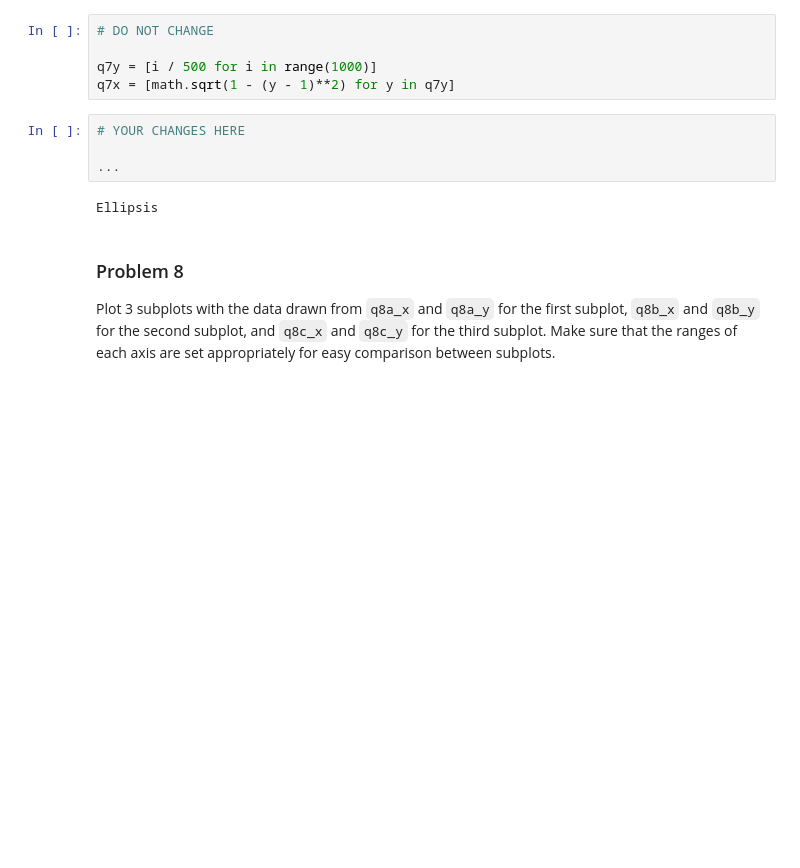
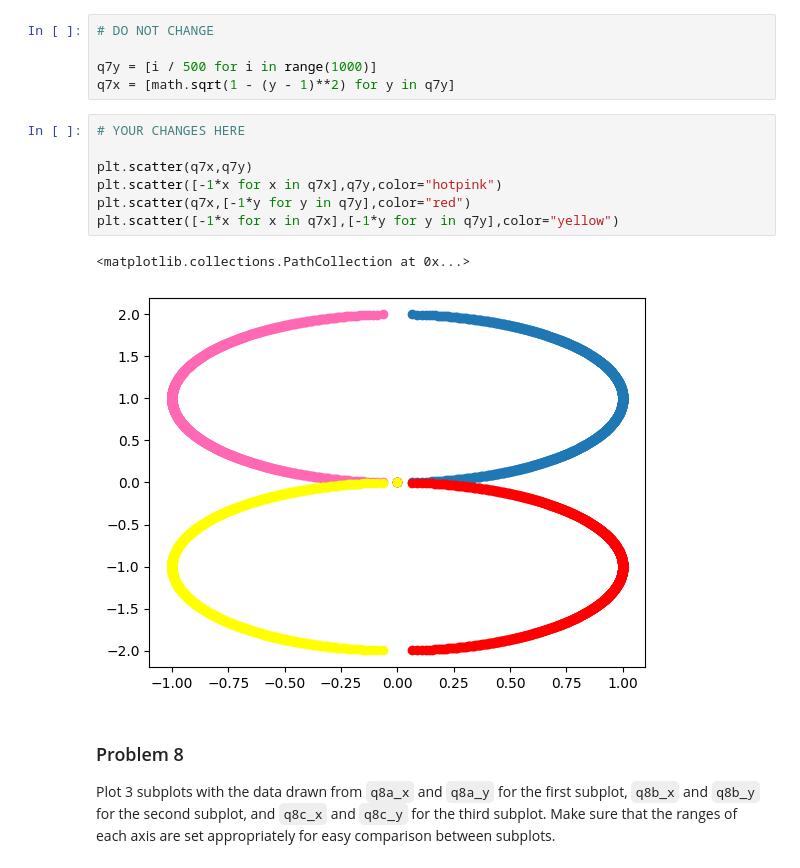
Before and after one commit to AL-Holmes/dx602-homework-05, a Jupyter notebook: homework.ipynb, the cells around one changed output. Saved outputs shown, nothing was run; the diff lists cells and outputs as text; blank space fills up the shorter version.

```diff
--- a/homework.ipynb
+++ b/homework.ipynb
@@ -186,12 +186,16 @@ Make a scatter plot of the x and y values in `q7x` and `q7y` repeated four diffe
 
 q7y = [i / 500 for i in range(1000)]
 q7x = [math.sqrt(1 - (y - 1)**2) for y in q7y]
-# %%
-# YOUR CHANGES HERE
-
-...
-# %% [output]
-Ellipsis
+# %%
+# YOUR CHANGES HERE
+
+plt.scatter(q7x,q7y)
+plt.scatter([-1*x for x in q7x],q7y,color="hotpink")
+plt.scatter(q7x,[-1*y for y in q7y],color="red")
+plt.scatter([-1*x for x in q7x],[-1*y for y in q7y],color="yellow")
+# %% [output]
+<matplotlib.collections.PathCollection at 0x...>
+[figure, added]
 # %% [markdown]
 ### Problem 8
 
```
Also changed, not shown: parts of 7 cells of this notebook.
